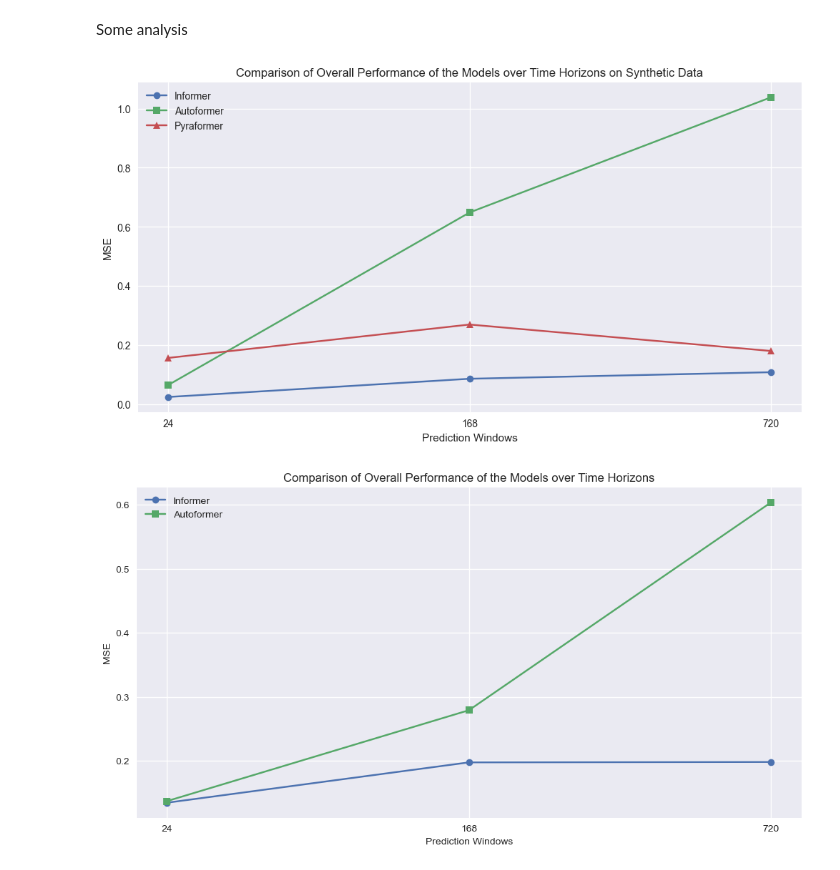
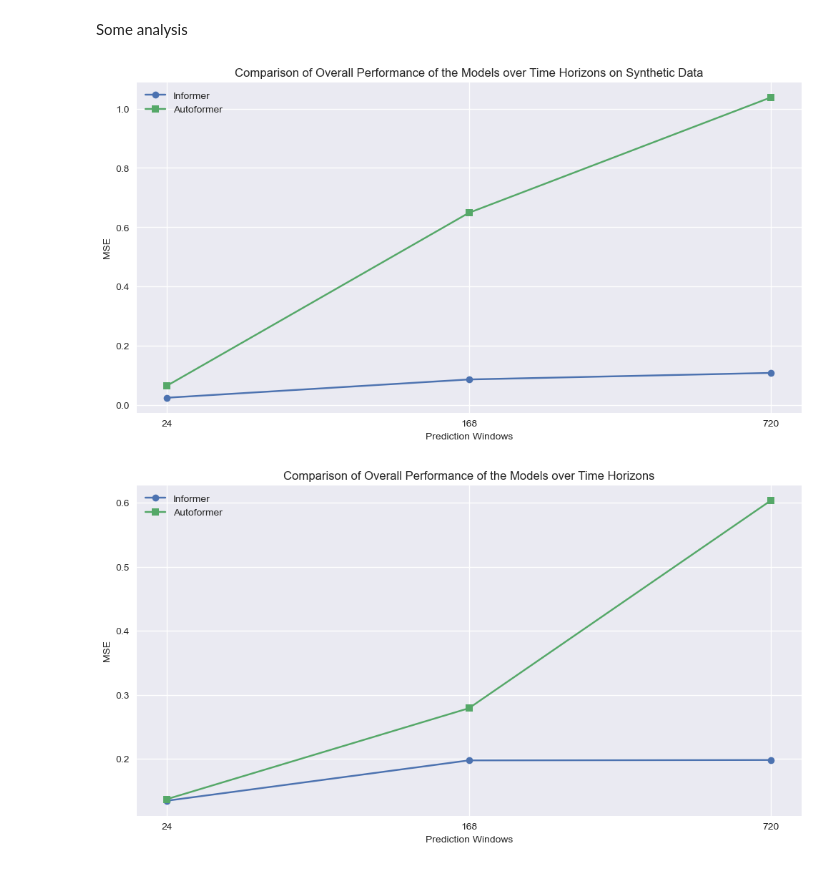
Before and after one commit to anasashb/TransformersEnergyTS, a Jupyter notebook: prototype.ipynb, the cells around one changed output. Saved outputs shown, nothing was run; the diff lists cells and outputs as text; code cells hidden in the pictures.

```diff
--- a/prototype.ipynb
+++ b/prototype.ipynb
@@ -615,16 +534,16 @@ windows = ['24', '168', '720']
 # %%
 plt.figure(figsize=(12, 6))
 plt.plot(windows, errors_synthetic_informer, marker='o', label='Informer')
 plt.plot(windows, errors_synthetic_autoformer, marker='s', label='Autoformer')
-plt.plot(windows, errors_synthetic_pyraformer, marker='^', label='Pyraformer')
+#plt.plot(windows, errors_synthetic_autoformer, marker='^', label='Pyraformer')
 plt.xlabel('Prediction Windows')
 plt.ylabel('MSE')
 plt.title('Comparison of Overall Performance of the Models over Time Horizons on Synthetic Data')
 plt.legend()
 plt.show()
 plt.close()
 # %% [output]
-[figure, old version]
+[figure, new version]
 # %%
 errors_wind_informer = [informer_windmetrics_24[1], informer_windmetrics_168[1], informer_windmetrics_720[1]]
 errors_wind_autoformer = [autoformer_windmetrics_24[1], autoformer_windmetrics_168[1], autoformer_windmetrics_720[1]]
```
Also changed, not shown: parts of 41 cells of this notebook.
